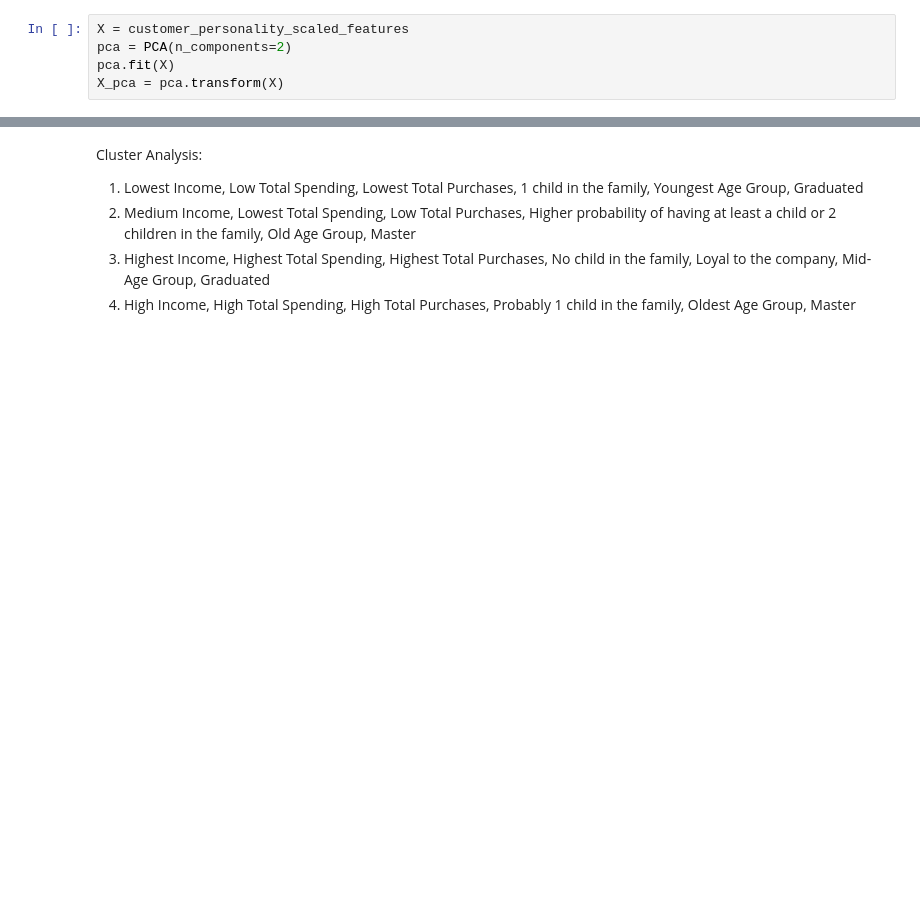
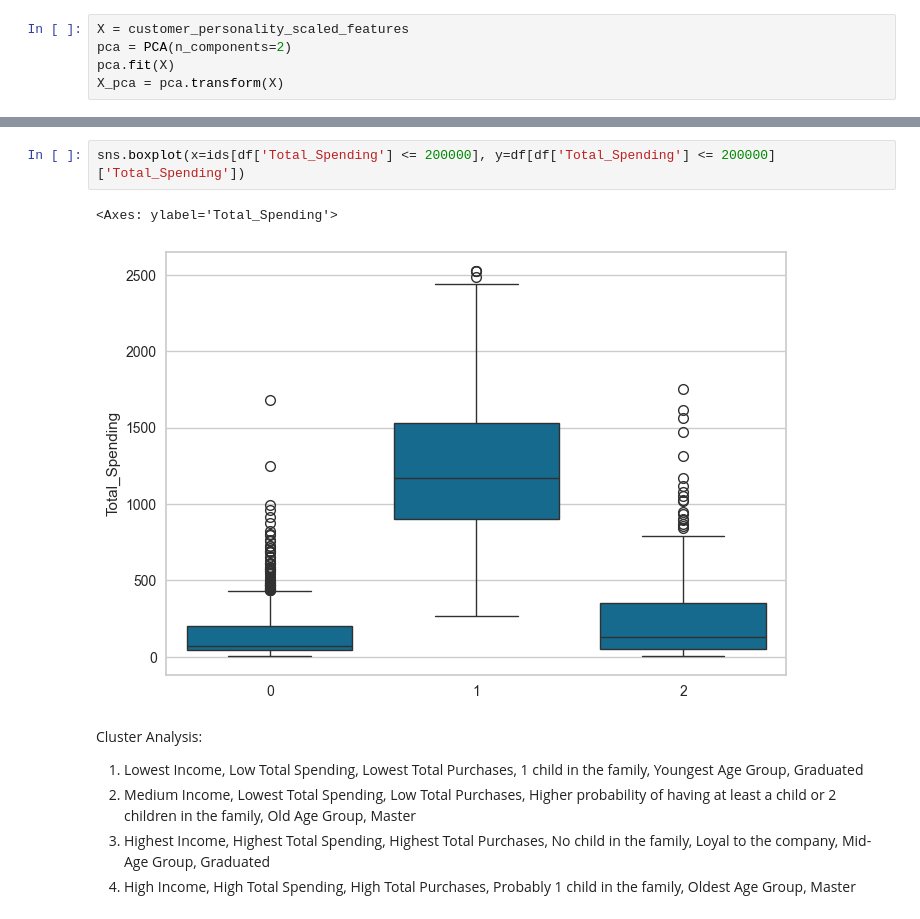
Before and after one commit to Ghenntoggy1/Sigmoid-ML-Tasks, a Jupyter notebook: Homework_12_Clustering_Algorithms/Homework_12_Clustering_Algorithms.ipynb, the cells around one changed output, grey strips where cells are left out. Drawn from its saved outputs; the diff is of its cells as text; blank space fills up the shorter version.

```diff
--- a/Homework_12_Clustering_Algorithms/Homework_12_Clustering_Algorithms.ipynb
+++ b/Homework_12_Clustering_Algorithms/Homework_12_Clustering_Algorithms.ipynb
@@ -693,3 +765,8 @@ pd.DataFrame(data=centers, columns=[column_name for column_name in final_dataset
+# %%
+sns.boxplot(x=ids[df['Total_Spending'] <= 200000], y=df[df['Total_Spending'] <= 200000]['Total_Spending'])
+# %% [output]
+<Axes: ylabel='Total_Spending'>
+[figure, added]
 # %% [markdown]
 Cluster Analysis:
 1. Lowest Income, Low Total Spending, Lowest Total Purchases, 1 child in the family, Youngest Age Group, Graduated
```
Also changed, not shown: parts of 35 cells of this notebook, 3 other files.
